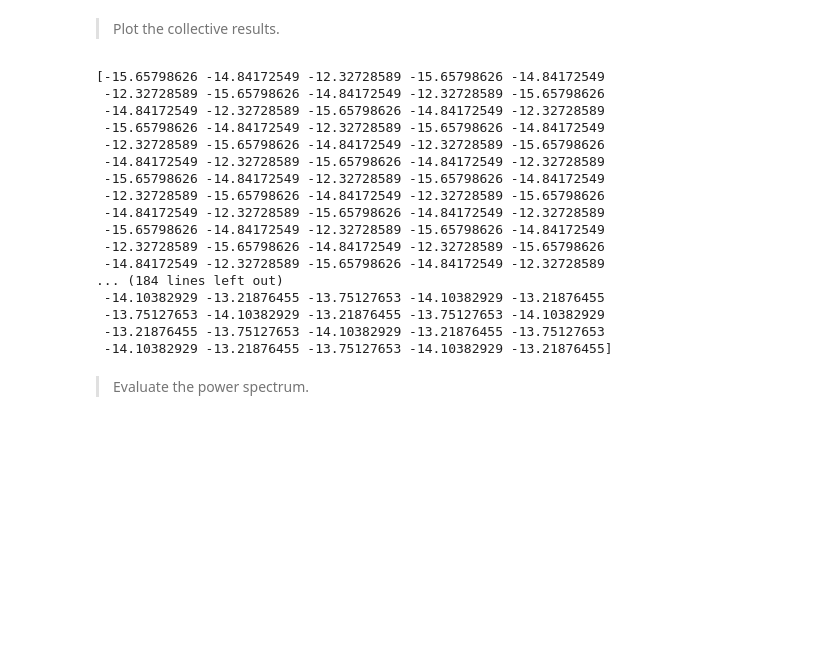
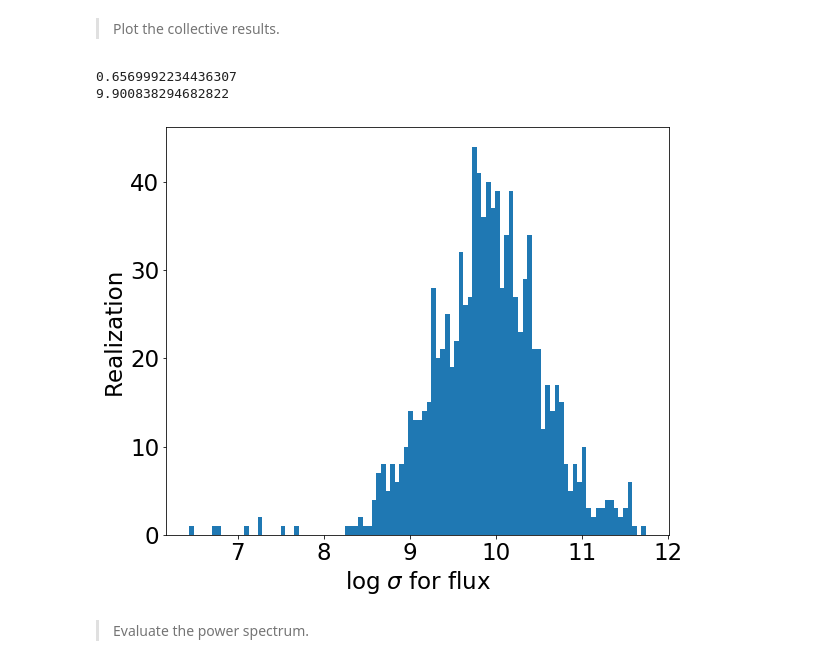
Before and after one commit to tingyuansen/IMLE_on_Galaxy_Images, a Jupyter notebook: AGN_Doublets.ipynb, the cells around one changed output. Cells and saved outputs as stored; diff of their text form; code cells hidden in the pictures; blank space fills up the shorter version.

```diff
--- a/AGN_Doublets.ipynb
+++ b/AGN_Doublets.ipynb
@@ -328,28 +328,17 @@ plt.xlabel("time")
 # %%
 temp = np.load("../Flux_CAR1.npz", allow_pickle=True)
 results = temp["results"]
-median_log_tau = np.array([results[i][0][0] for i in range(len(results))])
+median_log_sigma = np.array([results[i][0][1] for i in range(len(results))])
 
-print(median_log_tau)
-#plt.hist(median_log_tau, bins=100)
+plt.xlabel("$\log \; \sigma$ for flux")
+plt.ylabel("Realization")
+plt.hist(median_log_sigma, bins=100)
+print(np.std(median_log_sigma))
+print(np.mean(median_log_sigma))
 # %% [output]
-[-15.65798626 -14.84172549 -12.32728589 -15.65798626 -14.84172549
- -12.32728589 -15.65798626 -14.84172549 -12.32728589 -15.65798626
- -14.84172549 -12.32728589 -15.65798626 -14.84172549 -12.32728589
- -15.65798626 -14.84172549 -12.32728589 -15.65798626 -14.84172549
- -12.32728589 -15.65798626 -14.84172549 -12.32728589 -15.65798626
- -14.84172549 -12.32728589 -15.65798626 -14.84172549 -12.32728589
- -15.65798626 -14.84172549 -12.32728589 -15.65798626 -14.84172549
- -12.32728589 -15.65798626 -14.84172549 -12.32728589 -15.65798626
- -14.84172549 -12.32728589 -15.65798626 -14.84172549 -12.32728589
- -15.65798626 -14.84172549 -12.32728589 -15.65798626 -14.84172549
- -12.32728589 -15.65798626 -14.84172549 -12.32728589 -15.65798626
- -14.84172549 -12.32728589 -15.65798626 -14.84172549 -12.32728589
-... (184 lines left out)
- -14.10382929 -13.21876455 -13.75127653 -14.10382929 -13.21876455
- -13.75127653 -14.10382929 -13.21876455 -13.75127653 -14.10382929
- -13.21876455 -13.75127653 -14.10382929 -13.21876455 -13.75127653
- -14.10382929 -13.21876455 -13.75127653 -14.10382929 -13.21876455]
+0.6569992234436307
+9.900838294682822
+[figure, added]
 # %% [markdown]
 > Evaluate the power spectrum.
 # %%
```
Also changed, not shown: parts of 1 cell of this notebook, 1 other file.
